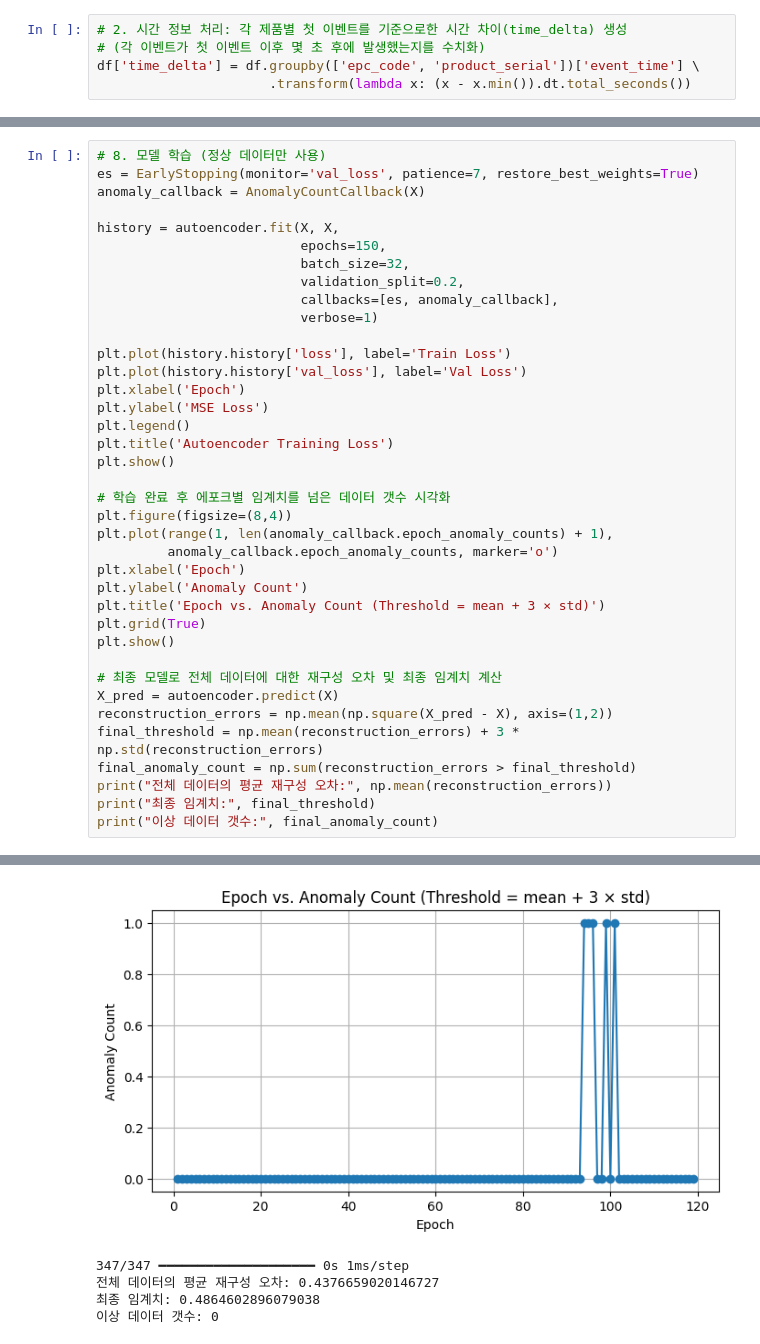
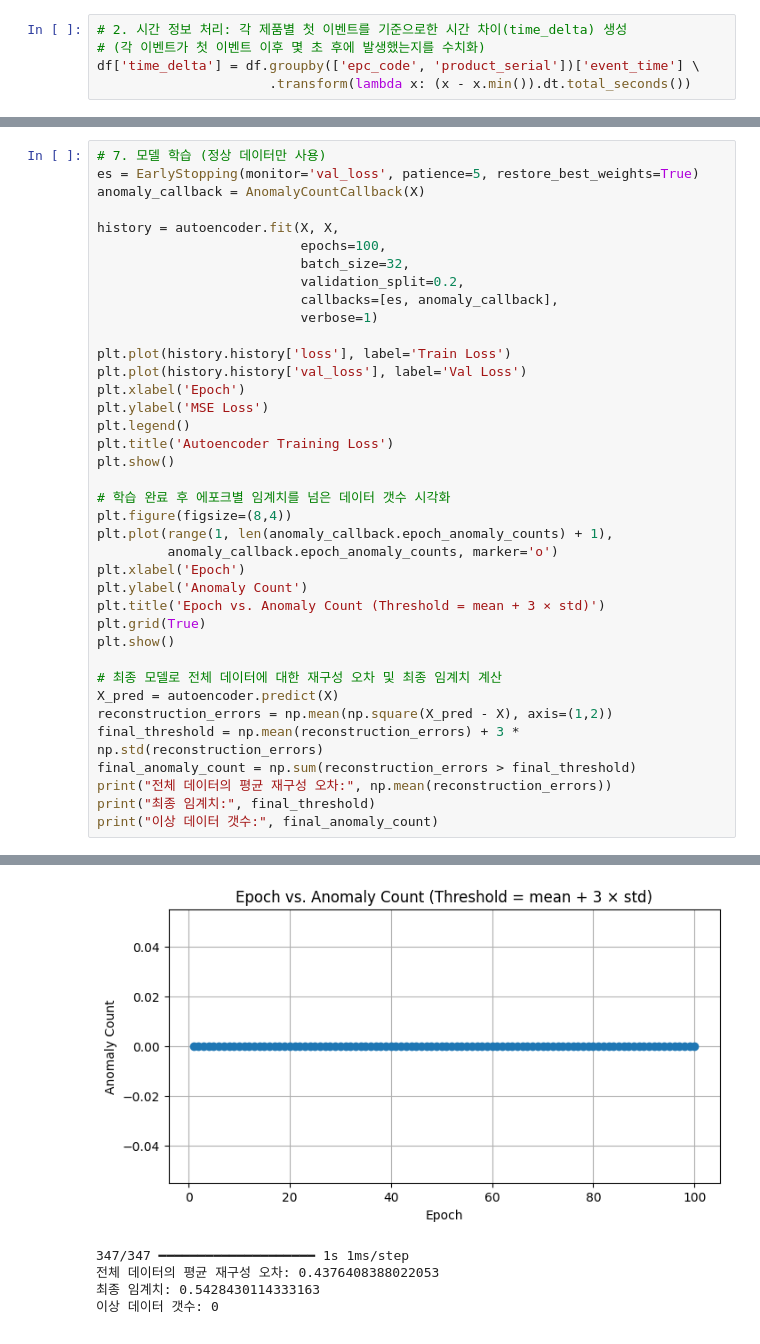
Before and after one commit to lenoau/AI_Project, a Jupyter notebook: Deep_Learning/LSTM.ipynb, the cells around one changed output, grey strips where cells are left out. Saved outputs shown, nothing was run; the diff lists cells and outputs as text.

```diff
--- a/Deep_Learning/LSTM.ipynb
+++ b/Deep_Learning/LSTM.ipynb
@@ -158,12 +158,12 @@ class AnomalyCountCallback(Callback):
         anomaly_count = np.sum(reconstruction_errors > threshold)
         self.epoch_anomaly_counts.append(anomaly_count)
 # %%
-# 8. 모델 학습 (정상 데이터만 사용)
-es = EarlyStopping(monitor='val_loss', patience=7, restore_best_weights=True)
+# 7. 모델 학습 (정상 데이터만 사용)
+es = EarlyStopping(monitor='val_loss', patience=5, restore_best_weights=True)
 anomaly_callback = AnomalyCountCallback(X)
 
 history = autoencoder.fit(X, X,
-                          epochs=150,
+                          epochs=100,
                           batch_size=32,
                           validation_split=0.2,
                           callbacks=[es, anomaly_callback],
@@ -217,7 +217,7 @@ Epoch 119/150
-[figure, old version]
+[figure, new version]
-347/347 ━━━━━━━━━━━━━━━━━━━━ 0s 1ms/step
-전체 데이터의 평균 재구성 오차: 0.4376659020146727
-최종 임계치: 0.4864602896079038
+347/347 ━━━━━━━━━━━━━━━━━━━━ 1s 1ms/step
+전체 데이터의 평균 재구성 오차: 0.4376408388022053
+최종 임계치: 0.5428430114333163
 이상 데이터 갯수: 0
 # %%
 # # 9. 학습 후 최종 모델 평가 시, 전체 데이터에 대한 재구성 오차와 임계치를 계산
```
Also changed, not shown: parts of 7 cells of this notebook, 12 other files.
